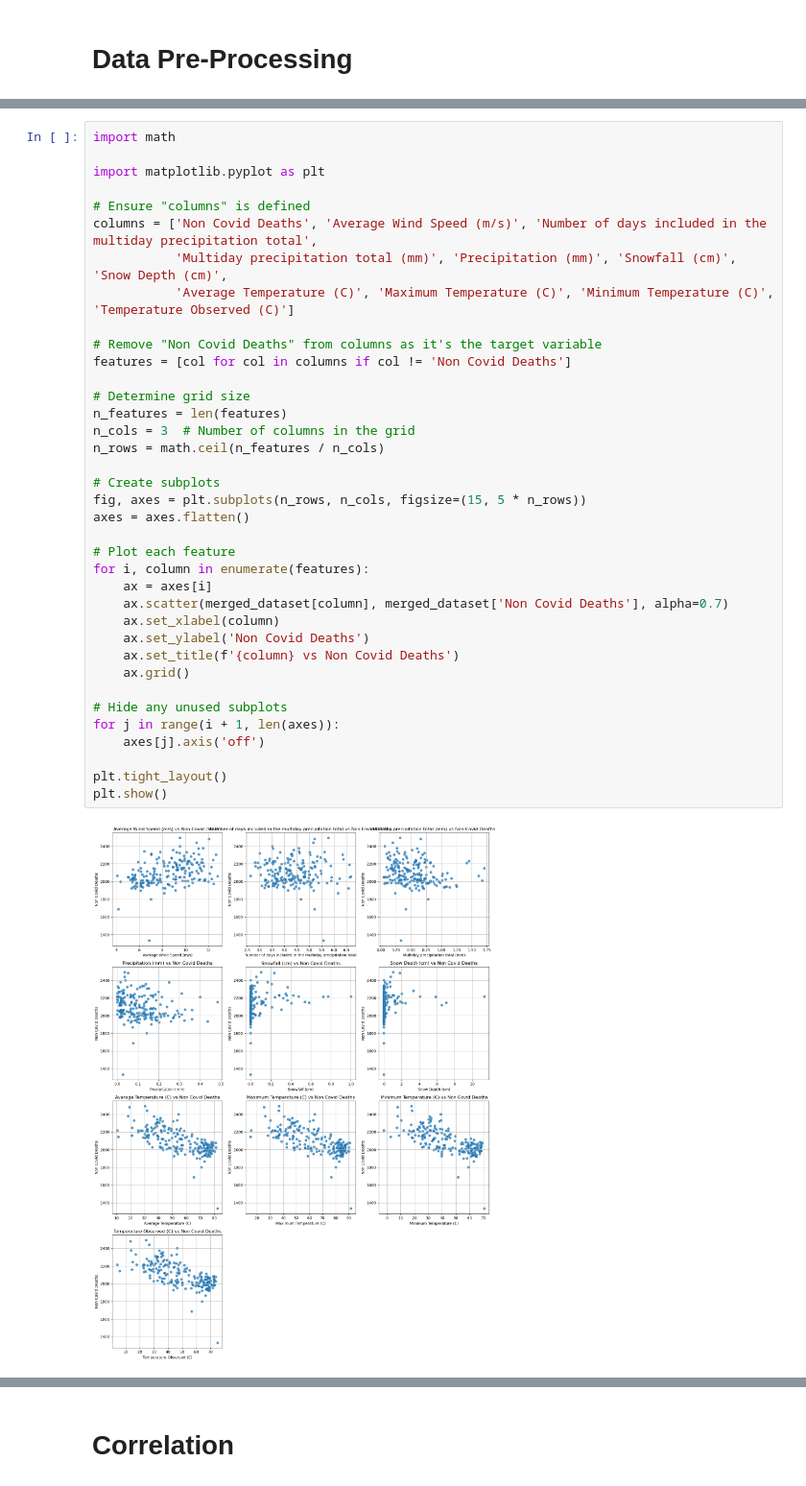
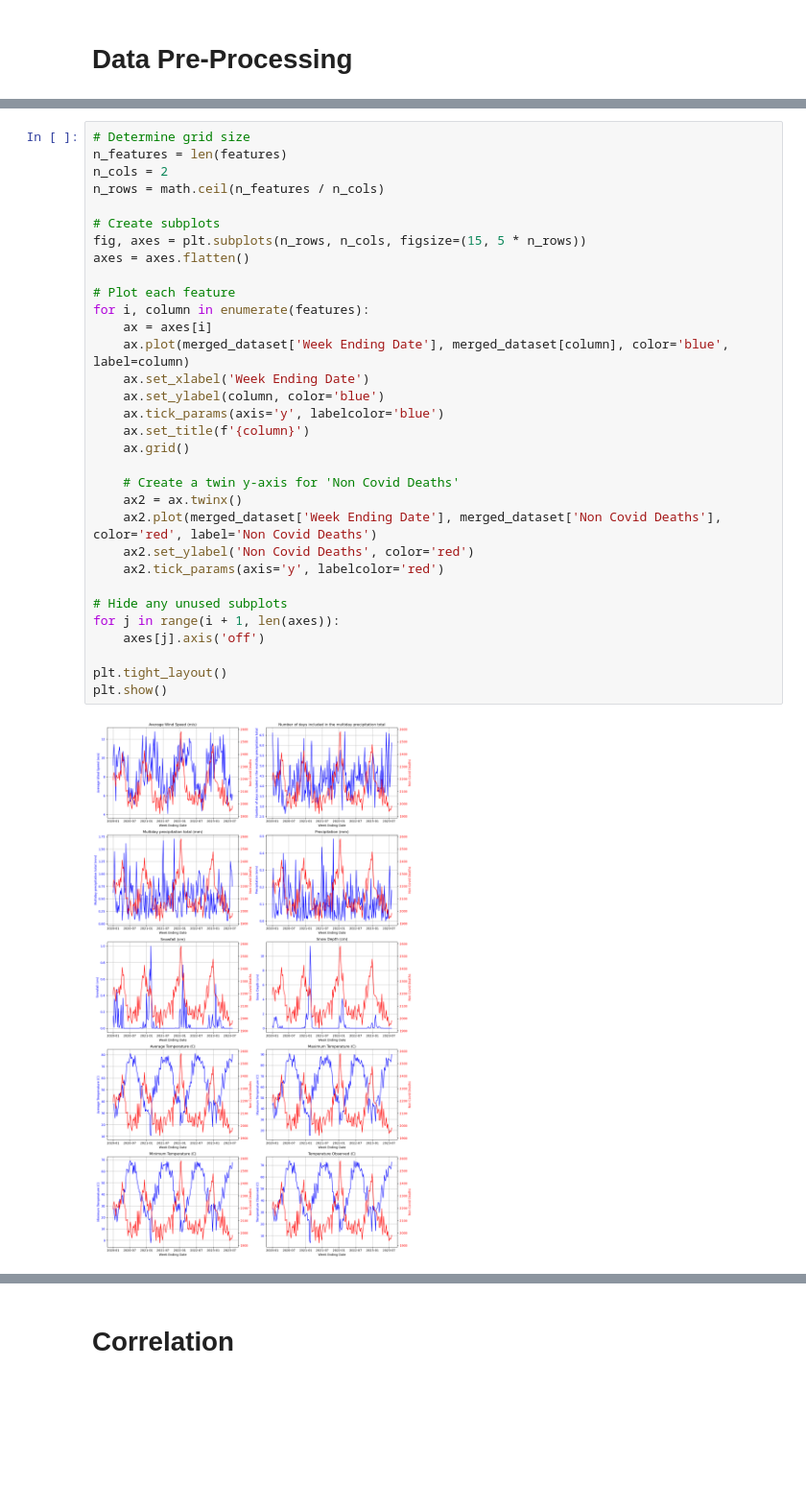
Before and after one commit to mohi-m/Mortality-Predictor, a Jupyter notebook: main.ipynb, the cells around one changed output, grey strips where cells are left out. Shown at 96% size. Saved outputs shown, nothing was run; the diff lists cells and outputs as text; blank space fills up the shorter version.

```diff
--- a/main.ipynb
+++ b/main.ipynb
@@ -84,39 +87,34 @@ memory usage: 1.6 KB
 # %%
-import math
-
-import matplotlib.pyplot as plt
-
-# Ensure "columns" is defined
-columns = ['Non Covid Deaths', 'Average Wind Speed (m/s)', 'Number of days included in the multiday precipitation total',
-           'Multiday precipitation total (mm)', 'Precipitation (mm)', 'Snowfall (cm)', 'Snow Depth (cm)',
-           'Average Temperature (C)', 'Maximum Temperature (C)', 'Minimum Temperature (C)', 'Temperature Observed (C)']
-
-# Remove "Non Covid Deaths" from columns as it's the target variable
-features = [col for col in columns if col != 'Non Covid Deaths']
-
 # Determine grid size
 n_features = len(features)
-n_cols = 3  # Number of columns in the grid
+n_cols = 2
 n_rows = math.ceil(n_features / n_cols)
 
 # Create subplots
 fig, axes = plt.subplots(n_rows, n_cols, figsize=(15, 5 * n_rows))
 axes = axes.flatten()
 
 # Plot each feature
 for i, column in enumerate(features):
     ax = axes[i]
-    ax.scatter(merged_dataset[column], merged_dataset['Non Covid Deaths'], alpha=0.7)
-    ax.set_xlabel(column)
-    ax.set_ylabel('Non Covid Deaths')
-    ax.set_title(f'{column} vs Non Covid Deaths')
+    ax.plot(merged_dataset['Week Ending Date'], merged_dataset[column], color='blue', label=column)
+    ax.set_xlabel('Week Ending Date')
+    ax.set_ylabel(column, color='blue')
+    ax.tick_params(axis='y', labelcolor='blue')
+    ax.set_title(f'{column}')
     ax.grid()
+
+    # Create a twin y-axis for 'Non Covid Deaths'
+    ax2 = ax.twinx()
+    ax2.plot(merged_dataset['Week Ending Date'], merged_dataset['Non Covid Deaths'], color='red', label='Non Covid Deaths')
+    ax2.set_ylabel('Non Covid Deaths', color='red')
+    ax2.tick_params(axis='y', labelcolor='red')
 
 # Hide any unused subplots
 for j in range(i + 1, len(axes)):
     axes[j].axis('off')
 
 plt.tight_layout()
 plt.show()
 # %% [output]
-[figure, old version]
+[figure, new version]
```
Also changed, not shown: parts of 11 cells of this notebook, 3 other files.
